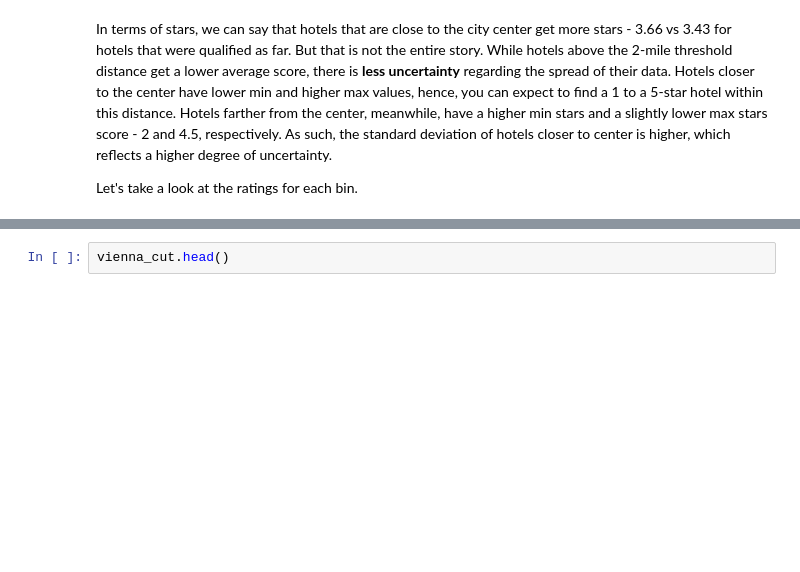
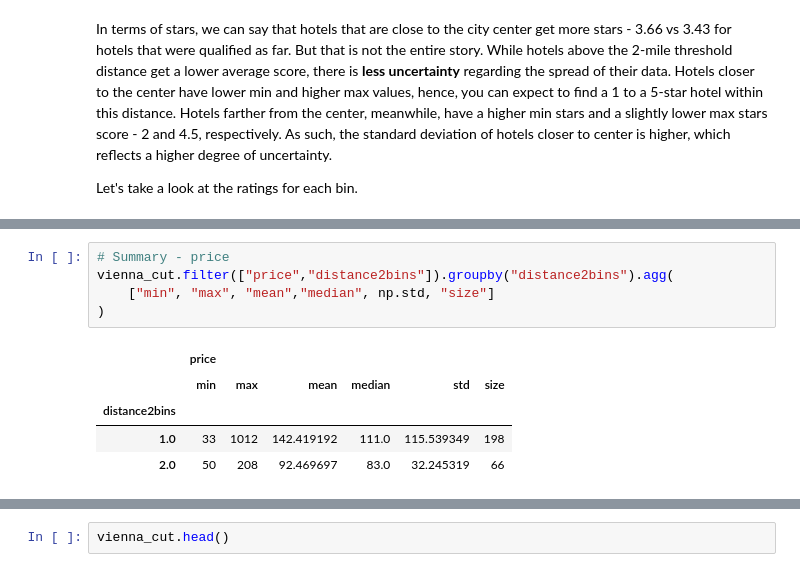
Before and after one commit to felipesebben/bk_data_analysis_studies, a Jupyter notebook: da_data_exercises/ch04-comparison_correlation/01-hotels_vienna/01-hotels_vienna_correlation.ipynb, the cells around one changed output, grey strips where cells are left out. Drawn from its saved outputs; the diff is of its cells as text; blank space fills up the shorter version.

```diff
--- a/da_data_exercises/ch04-comparison_correlation/01-hotels_vienna/01-hotels_vienna_correlation.ipynb
+++ b/da_data_exercises/ch04-comparison_correlation/01-hotels_vienna/01-hotels_vienna_correlation.ipynb
@@ -116,0 +120,11 @@ vienna_cut.filter(["rating","distance2bins"]).groupby("distance2bins").agg(
+# %%
+# Summary - price
+vienna_cut.filter(["price","distance2bins"]).groupby("distance2bins").agg(
+    ["min", "max", "mean","median", np.std, "size"]
+)
+# %% [output]
+|  | price |  |  |  |  |  |
+|  | min | max | mean | median | std | size |
+| distance2bins |  |  |  |  |  |  |
+| 1.0 | 33 | 1012 | 142.419192 | 111.0 | 115.539349 | 198 |
+| 2.0 | 50 | 208 | 92.469697 | 83.0 | 32.245319 | 66 |
```
Also changed, not shown: parts of 6 cells of this notebook.
